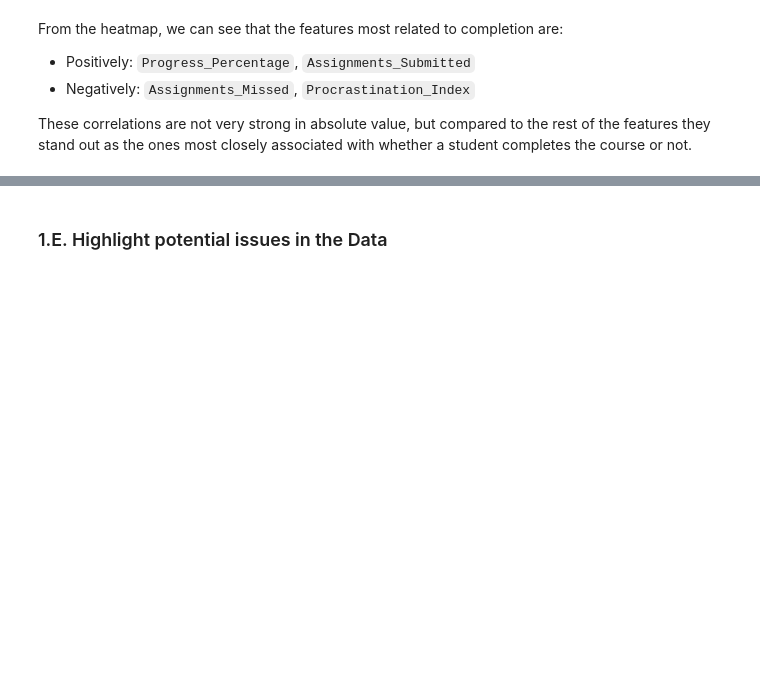
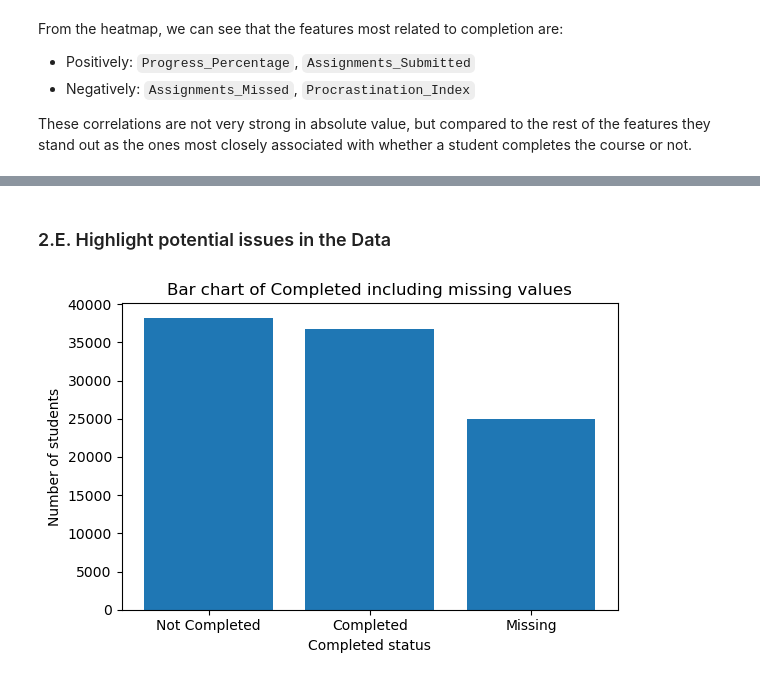
Before and after one commit to mmswflow-upb/ai-labs, a Jupyter notebook: HW/HW 2/HW2.ipynb, the cells around one changed output, grey strips where cells are left out. Saved outputs shown, nothing was run; the diff lists cells and outputs as text; code cells hidden in the pictures; blank space fills up the shorter version.

```diff
--- a/HW/HW 2/HW2.ipynb
+++ b/HW/HW 2/HW2.ipynb
@@ -152,2 +277,18 @@ These correlations are not very strong in absolute value, but compared to the re
 # %% [markdown]
-### 1.E. Highlight potential issues in the Data
+### 2.E. Highlight potential issues in the Data
+# %%
+
+completed_counts = records["Completed"].value_counts(dropna=False)
+
+labels = completed_counts.index.to_series().astype(str)
+labels = labels.replace("nan", "Missing")
+
+plt.figure(figsize=(6, 4))
+plt.bar(labels, completed_counts.values)
+plt.title("Bar chart of Completed including missing values")
+plt.xlabel("Completed status")
+plt.ylabel("Number of students")
+plt.tight_layout()
+plt.show()
+# %% [output]
+[figure, added]
```
Also changed, not shown: parts of 29 cells of this notebook.
